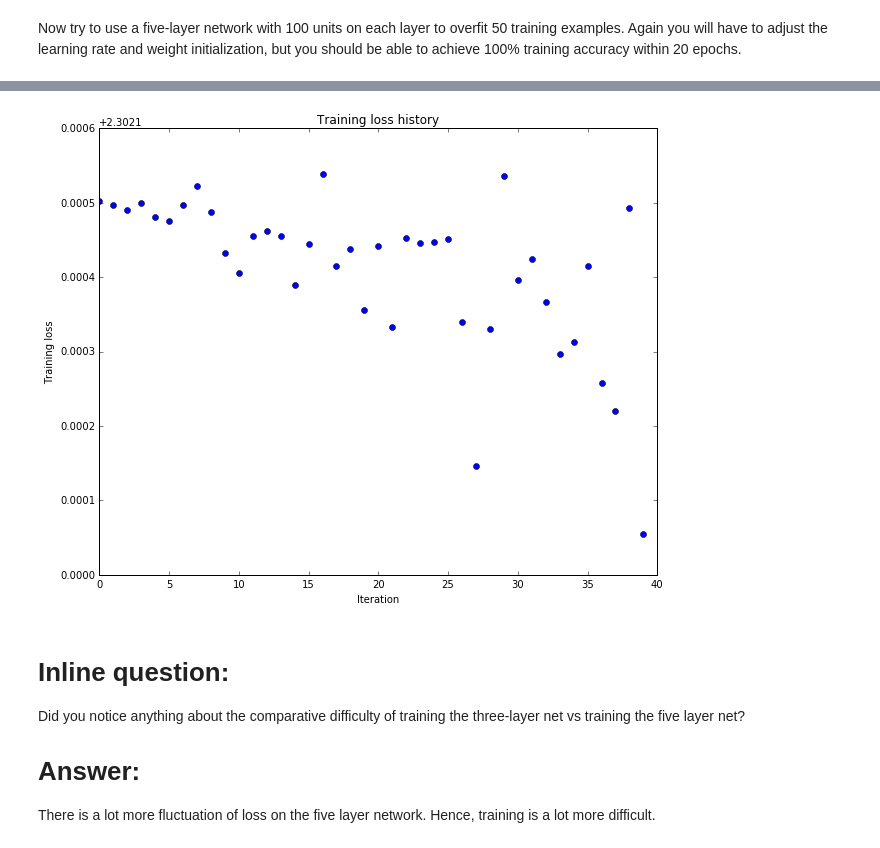
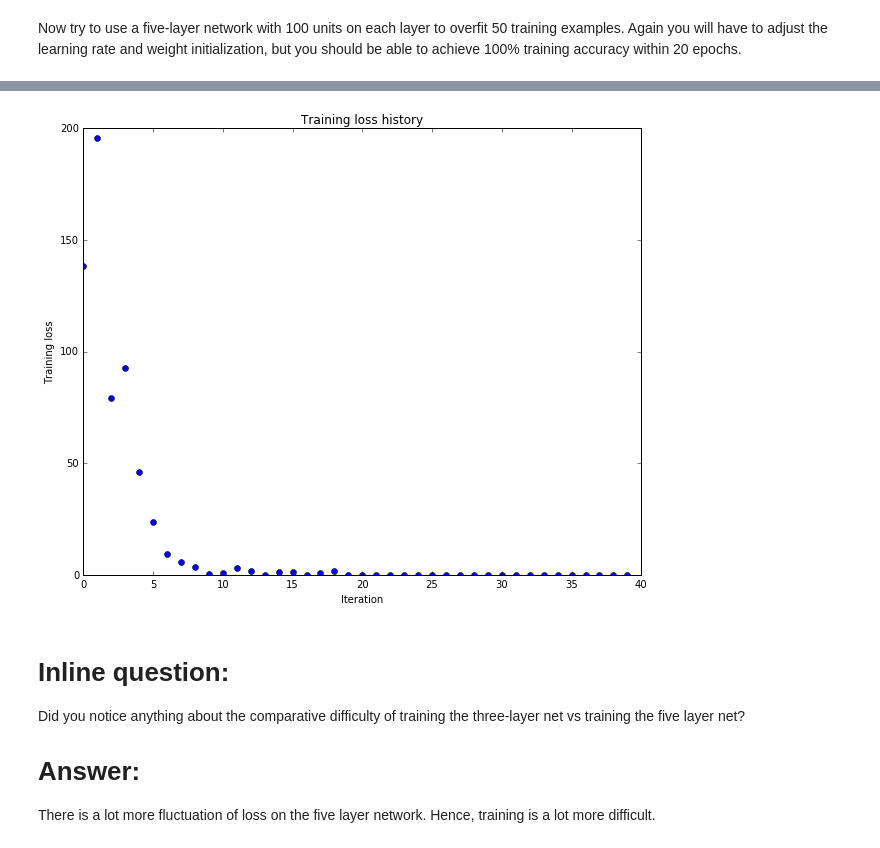
Before and after one commit to Julius0615/cs294_129, a Jupyter notebook: assignment2/FullyConnectedNets.ipynb, the cells around one changed output, grey strips where cells are left out. Saved outputs shown, nothing was run; the diff lists cells and outputs as text; code cells hidden in the pictures.

```diff
--- a/assignment2/FullyConnectedNets.ipynb
+++ b/assignment2/FullyConnectedNets.ipynb
@@ -477,7 +477,7 @@ small_data = {
 }
 
 learning_rate = 1e-3
-weight_scale = 1e-5
+weight_scale = 1e-1
 model = FullyConnectedNet([100, 100, 100, 100],
                 weight_scale=weight_scale, dtype=np.float64)
 solver = Solver(model, small_data,
@@ -515,4 +515,4 @@ plt.show()
-[figure, old version]
+[figure, new version]
 # %% [markdown]
 # Inline question:
 Did you notice anything about the comparative difficulty of training the three-layer net vs training the five layer net?
```
Also changed, not shown: parts of 13 cells of this notebook, 4 other files.
